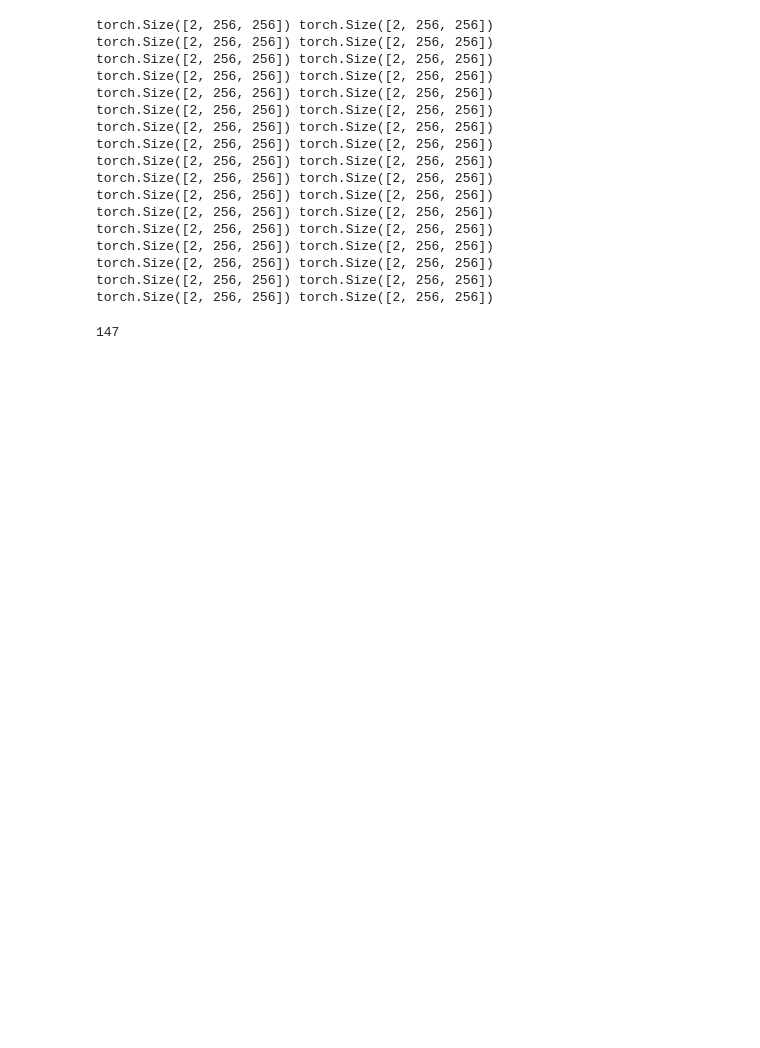
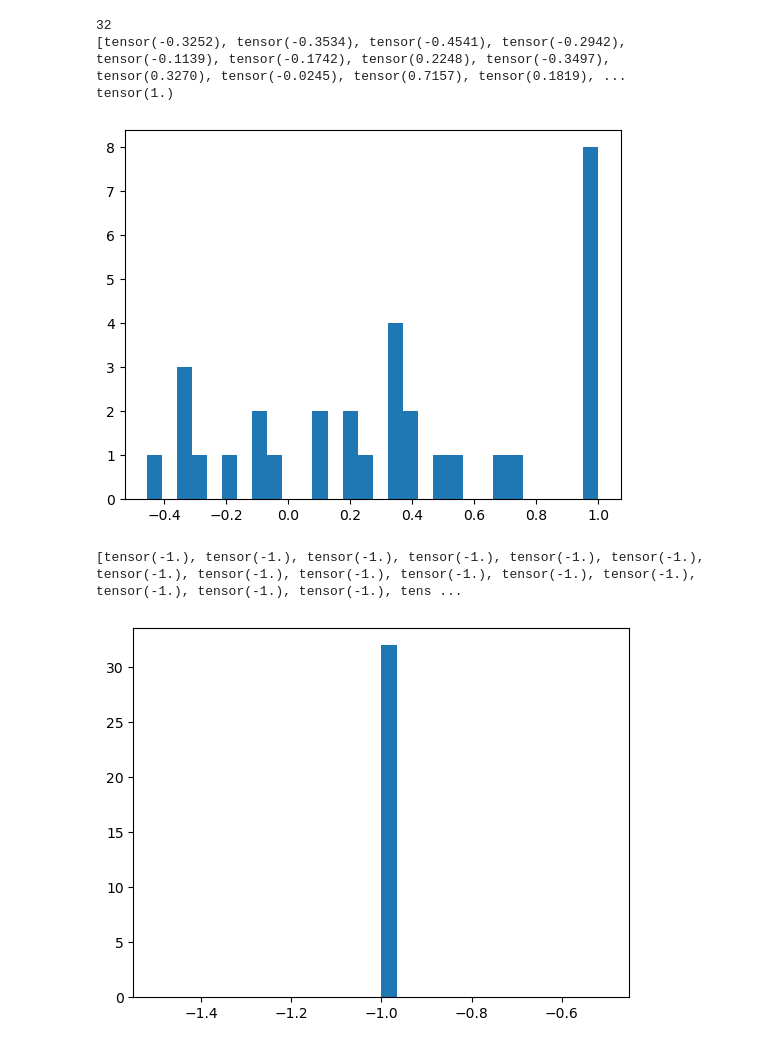
Before and after one commit to ishan-gaur/implicit-cell-model, a Jupyter notebook: dataloader.ipynb, the cells around one changed output. Drawn from its saved outputs; the diff is of its cells as text; code cells hidden in the pictures; blank space fills up the shorter version.

```diff
--- a/dataloader.ipynb
+++ b/dataloader.ipynb
@@ -26,33 +25,39 @@ torch.Size([147, 2, 256, 256])
 # %%
-ct = 0
-for i in range(len(ds_og)):
-    # print(ds[i].shape, ds_og[i].shape)
-    if not torch.allclose(ds[i], ds_og[i]):
-        print(i)
-        ct += 1
-print(ct)
+# ct = 0
+# for i in range(len(ds_og)):
+#     # print(ds[i].shape, ds_og[i].shape)
+#     if not torch.allclose(ds[i], ds_og[i]):
+#         print(i)
+#         ct += 1
+# print(ct)
-# %% [output]
-torch.Size([2, 256, 256]) torch.Size([2, 256, 256])
-torch.Size([2, 256, 256]) torch.Size([2, 256, 256])
-torch.Size([2, 256, 256]) torch.Size([2, 256, 256])
-torch.Size([2, 256, 256]) torch.Size([2, 256, 256])
-torch.Size([2, 256, 256]) torch.Size([2, 256, 256])
-torch.Size([2, 256, 256]) torch.Size([2, 256, 256])
-torch.Size([2, 256, 256]) torch.Size([2, 256, 256])
-torch.Size([2, 256, 256]) torch.Size([2, 256, 256])
-torch.Size([2, 256, 256]) torch.Size([2, 256, 256])
-torch.Size([2, 256, 256]) torch.Size([2, 256, 256])
-torch.Size([2, 256, 256]) torch.Size([2, 256, 256])
-torch.Size([2, 256, 256]) torch.Size([2, 256, 256])
-torch.Size([2, 256, 256]) torch.Size([2, 256, 256])
-torch.Size([2, 256, 256]) torch.Size([2, 256, 256])
-torch.Size([2, 256, 256]) torch.Size([2, 256, 256])
-torch.Size([2, 256, 256]) torch.Size([2, 256, 256])
-torch.Size([2, 256, 256]) torch.Size([2, 256, 256])
-# %%
-print(len(ds))
-# %% [output]
-147
+# %%
+print(len(ds))
+# get max value of each image and max value of the whole dataset
+max_vals = []
+for i in range(len(ds)):
+    max_vals.append(torch.max(ds[i]))
+print(max_vals)
+print(max(max_vals))
+# plot histogram of max values
+import matplotlib.pyplot as plt
+plt.hist(max_vals, bins=30)
+plt.show()
+
+# do the same for min values
+min_vals = []
+for i in range(len(ds)):
+    min_vals.append(torch.min(ds[i]))
+print(min_vals)
+plt.clf()
+plt.hist(min_vals, bins=30)
+plt.show()
+# %% [output]
+32
+[tensor(-0.3252), tensor(-0.3534), tensor(-0.4541), tensor(-0.2942), tensor(-0.1139), tensor(-0.1742), tensor(0.2248), tensor(-0.3497), tensor(0.3270), tensor(-0.0245), tensor(0.7157), tensor(0.1819), ...
+tensor(1.)
+[figure, added]
+[tensor(-1.), tensor(-1.), tensor(-1.), tensor(-1.), tensor(-1.), tensor(-1.), tensor(-1.), tensor(-1.), tensor(-1.), tensor(-1.), tensor(-1.), tensor(-1.), tensor(-1.), tensor(-1.), tensor(-1.), tens ...
+[figure, added]
 # %%
 dm = FUCCIDataModule(data_dir=FUCCI_PATH, dataset="reference", batch_size=16, num_workers=32, imsize=1024)
 dm_small = FUCCIDataModule(data_dir=FUCCI_PATH, dataset="reference", batch_size=16, num_workers=32, imsize=256)
```
Also changed, not shown: parts of 5 cells of this notebook, 14 other files.
